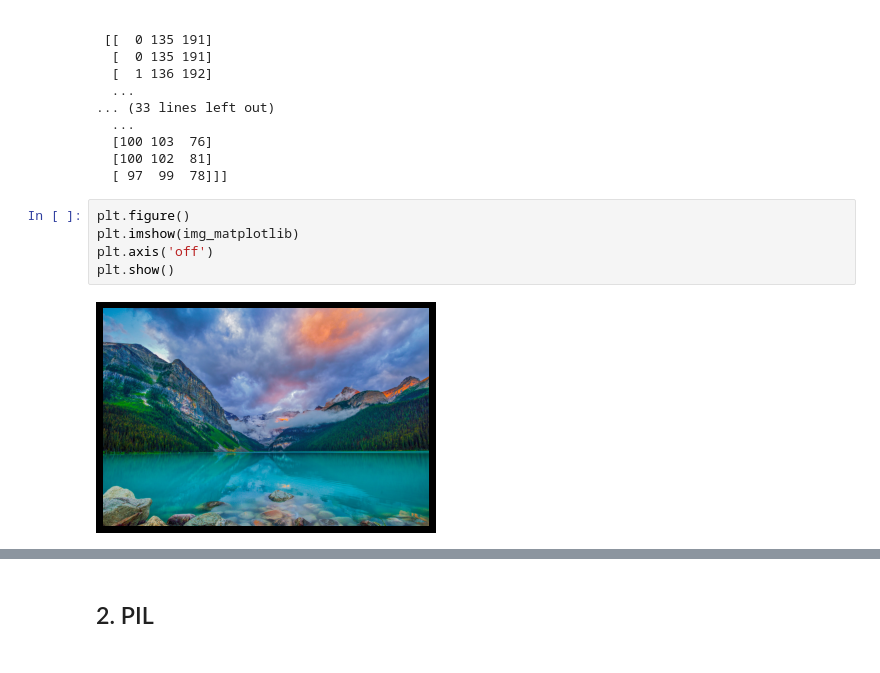
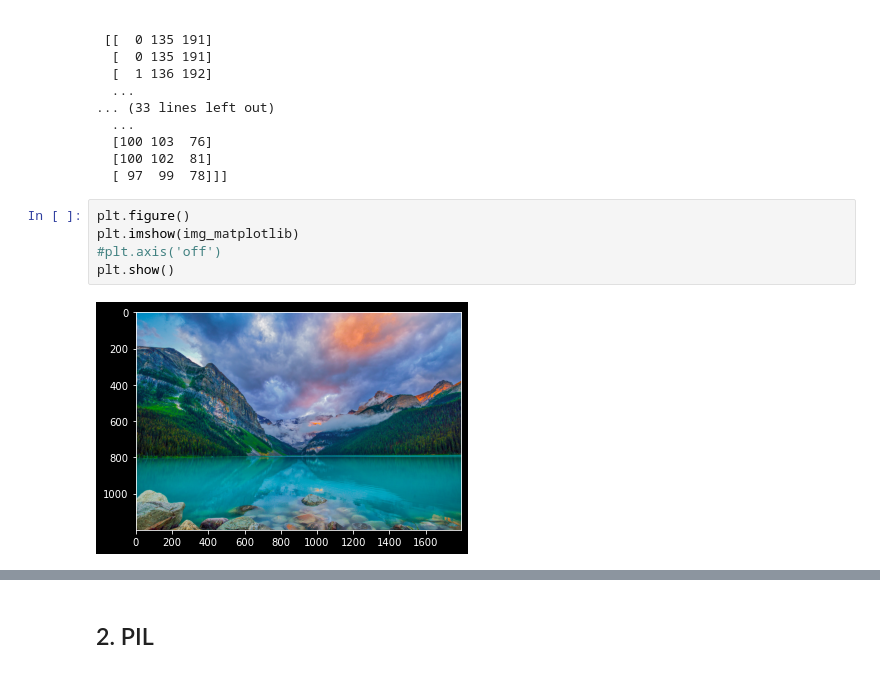
Before and after one commit to gtw2i/MSDS-565-Spring-2025, a Jupyter notebook: Unit 5 - Image Data and CNNs/U5_Images_Loading.ipynb, the cells around one changed output, grey strips where cells are left out. Cells and saved outputs as stored; diff of their text form.

```diff
--- a/Unit 5 - Image Data and CNNs/U5_Images_Loading.ipynb
+++ b/Unit 5 - Image Data and CNNs/U5_Images_Loading.ipynb
@@ -47,7 +47,7 @@ print(img_matplotlib)
 # %%
 plt.figure()
 plt.imshow(img_matplotlib)
-plt.axis('off')
+#plt.axis('off')
 plt.show()
 # %% [output]
-[figure, old version]
+[figure, new version]
```
Also changed, not shown: parts of 2 cells of this notebook, 2 other files.
